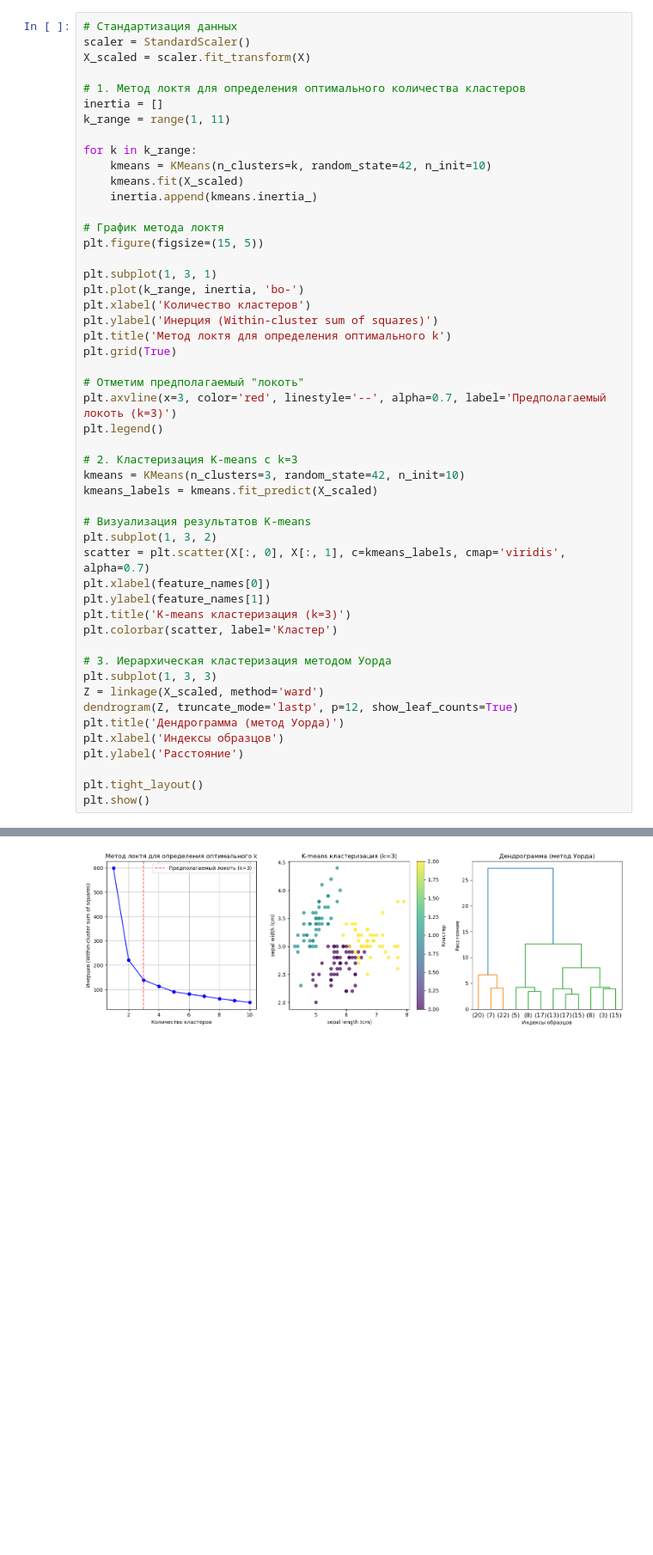
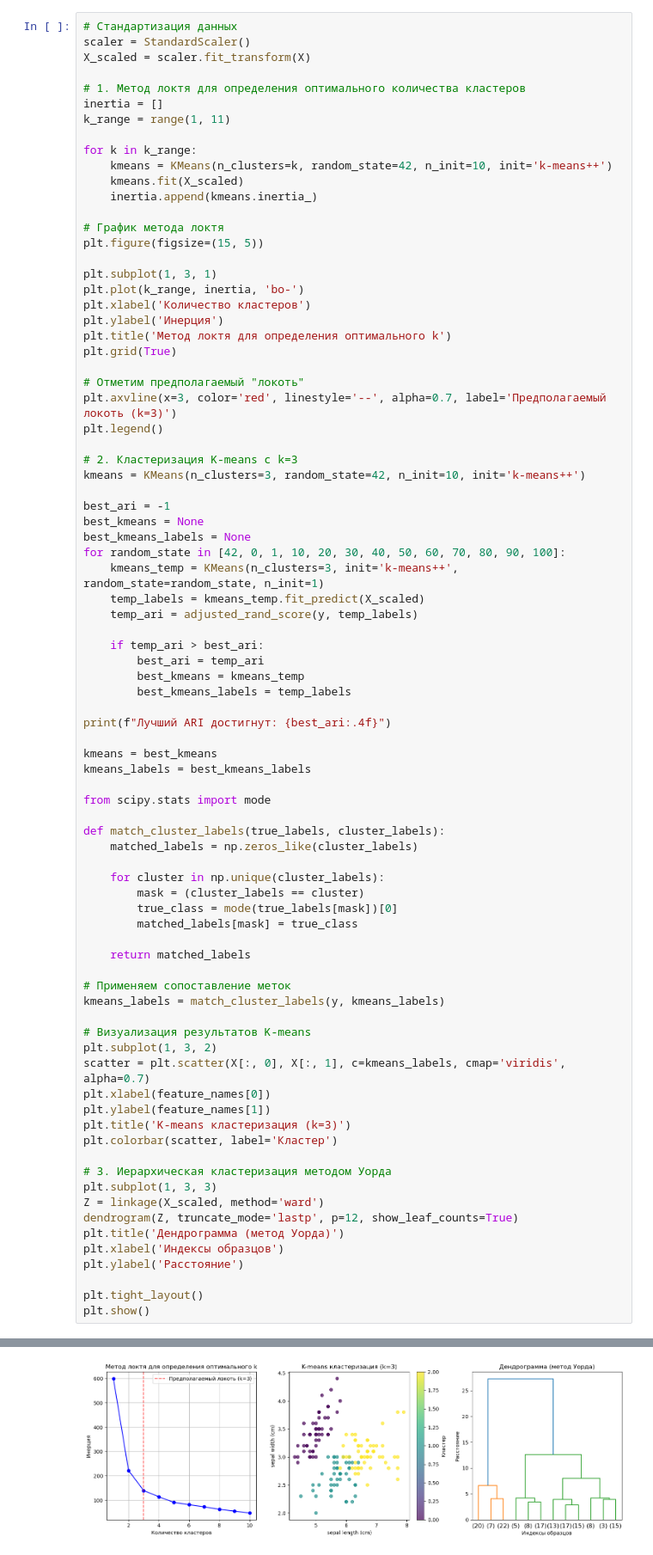
Before and after one commit to MicroMolekula/machine-learning, a Jupyter notebook: lab3/work/lr3.ipynb, the cells around one changed output, grey strips where cells are left out. Shown at 86% size. Cells and saved outputs as stored; diff of their text form; blank space fills up the shorter version.

```diff
--- a/lab3/work/lr3.ipynb
+++ b/lab3/work/lr3.ipynb
@@ -38,7 +38,7 @@ inertia = []
 k_range = range(1, 11)
 
 for k in k_range:
-    kmeans = KMeans(n_clusters=k, random_state=42, n_init=10)
+    kmeans = KMeans(n_clusters=k, random_state=42, n_init=10, init='k-means++')
     kmeans.fit(X_scaled)
     inertia.append(kmeans.inertia_)
 
@@ -48,7 +48,7 @@ plt.figure(figsize=(15, 5))
 plt.subplot(1, 3, 1)
 plt.plot(k_range, inertia, 'bo-')
 plt.xlabel('Количество кластеров')
-plt.ylabel('Инерция (Within-cluster sum of squares)')
+plt.ylabel('Инерция')
 plt.title('Метод локтя для определения оптимального k')
 plt.grid(True)
 
@@ -57,8 +57,40 @@ plt.axvline(x=3, color='red', linestyle='--', alpha=0.7, label='Предпола
 plt.legend()
 
 # 2. Кластеризация K-means с k=3
-kmeans = KMeans(n_clusters=3, random_state=42, n_init=10)
-kmeans_labels = kmeans.fit_predict(X_scaled)
+kmeans = KMeans(n_clusters=3, random_state=42, n_init=10, init='k-means++')
+
+best_ari = -1
+best_kmeans = None
+best_kmeans_labels = None
+for random_state in [42, 0, 1, 10, 20, 30, 40, 50, 60, 70, 80, 90, 100]:
+    kmeans_temp = KMeans(n_clusters=3, init='k-means++', random_state=random_state, n_init=1)
+    temp_labels = kmeans_temp.fit_predict(X_scaled)
+    temp_ari = adjusted_rand_score(y, temp_labels)
+
+    if temp_ari > best_ari:
+        best_ari = temp_ari
+        best_kmeans = kmeans_temp
+        best_kmeans_labels = temp_labels
+
+print(f"Лучший ARI достигнут: {best_ari:.4f}")
+
+kmeans = best_kmeans
+kmeans_labels = best_kmeans_labels
+
+from scipy.stats import mode
+
+def match_cluster_labels(true_labels, cluster_labels):
+    matched_labels = np.zeros_like(cluster_labels)
+
+    for cluster in np.unique(cluster_labels):
+        mask = (cluster_labels == cluster)
+        true_class = mode(true_labels[mask])[0]
+        matched_labels[mask] = true_class
+
+    return matched_labels
+
+# Применяем сопоставление меток
+kmeans_labels = match_cluster_labels(y, kmeans_labels)
 
 # Визуализация результатов K-means
 plt.subplot(1, 3, 2)
@@ -82,4 +115,4 @@ plt.show()
-[figure, old version]
+[figure, new version]
 # %%
 # Иерархическая кластеризация с разными параметрами
 methods = ['ward', 'complete', 'average', 'single']
```
Also changed, not shown: parts of 5 cells of this notebook.
